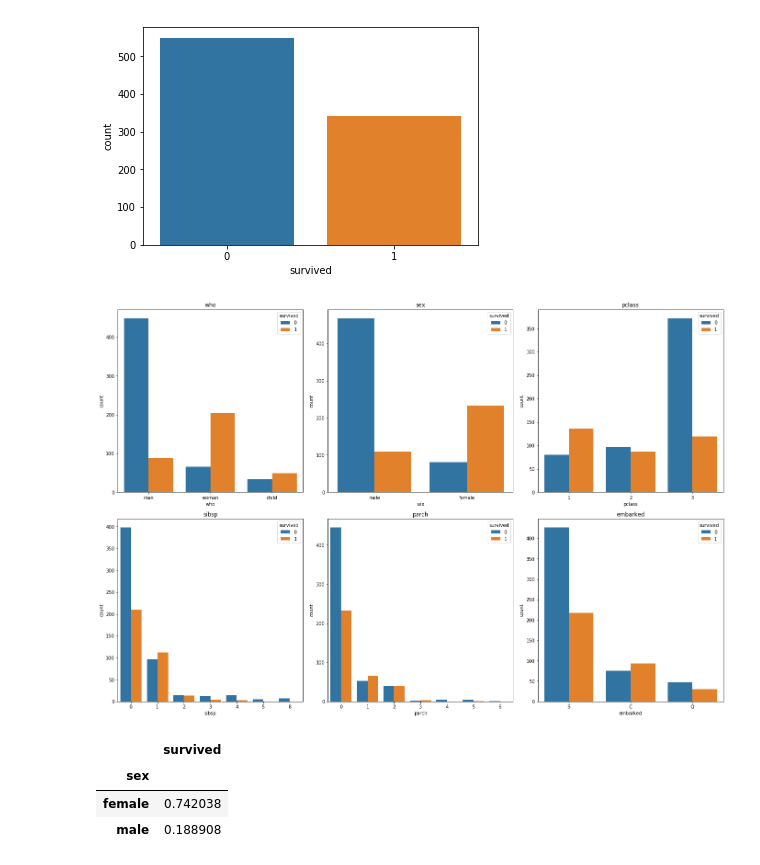
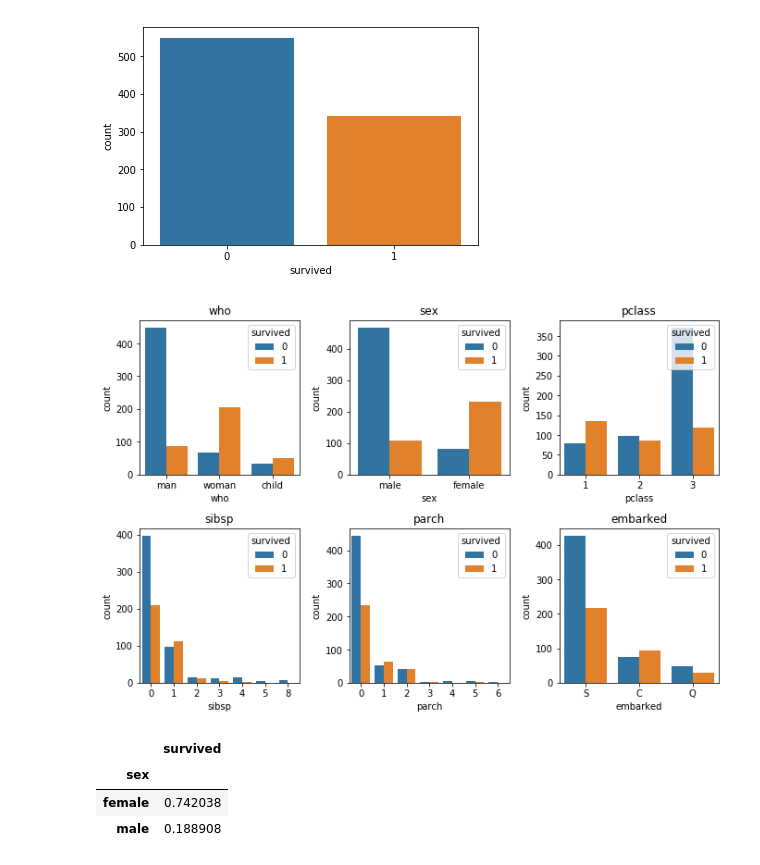
Before and after one commit to yashmasih03/Python, a Jupyter notebook: Titanic.ipynb, the cells around one changed output. Drawn from its saved outputs; the diff is of its cells as text; code cells hidden in the pictures.

```diff
--- a/Titanic.ipynb
+++ b/Titanic.ipynb
@@ -63,28 +63,28 @@ sns.countplot(titanic['survived'])
 <matplotlib.axes._subplots.AxesSubplot at 0x...>
 [figure]
 # %%
-# Visualize the count of survivors for columns 'who', 'sex', 'pclass', 'sibsp', 'parch', and 'embarked'
+# Visualize the count of survivers for columns 'who', 'sex', 'pclass', 'sibsp', 'parch', and 'embarked'
 cols = ['who', 'sex', 'pclass', 'sibsp', 'parch', 'embarked']
 
 n_rows = 2
 n_cols = 3
 
 #Number of rows/columns of the subplot grid and the figure size of each graph
 #NOTE: This returns a Figure (fig) and an Axes Object (axs)
-fig, axs = plt.subplots(n_rows, n_cols, figsize=(n_cols*6.4,n_rows*6.4))
+fig, axs = plt.subplots(n_rows, n_cols, figsize=(n_cols*3.2,n_rows*3.2))
 
 for r in range(0,n_rows):
     for c in range(0,n_cols):
 
         i = r*n_cols+ c #index to go through the number of columns
         ax = axs[r][c] #Show where to position each subplot
         sns.countplot(titanic[cols[i]], hue=titanic["survived"], ax=ax)
         ax.set_title(cols[i])
         ax.legend(title="survived", loc='upper right')
 
 plt.tight_layout()   #tight_layout automatically adjusts subplot params so that the subplot(s) fits in to the figure area
 # %% [output]
-[figure, old version]
+[figure, new version]
 # %%
 #Look at survival rate by sex
 titanic.groupby('sex')[['survived']].mean()
```
Also changed, not shown: parts of 4 cells of this notebook, 1 other file.
